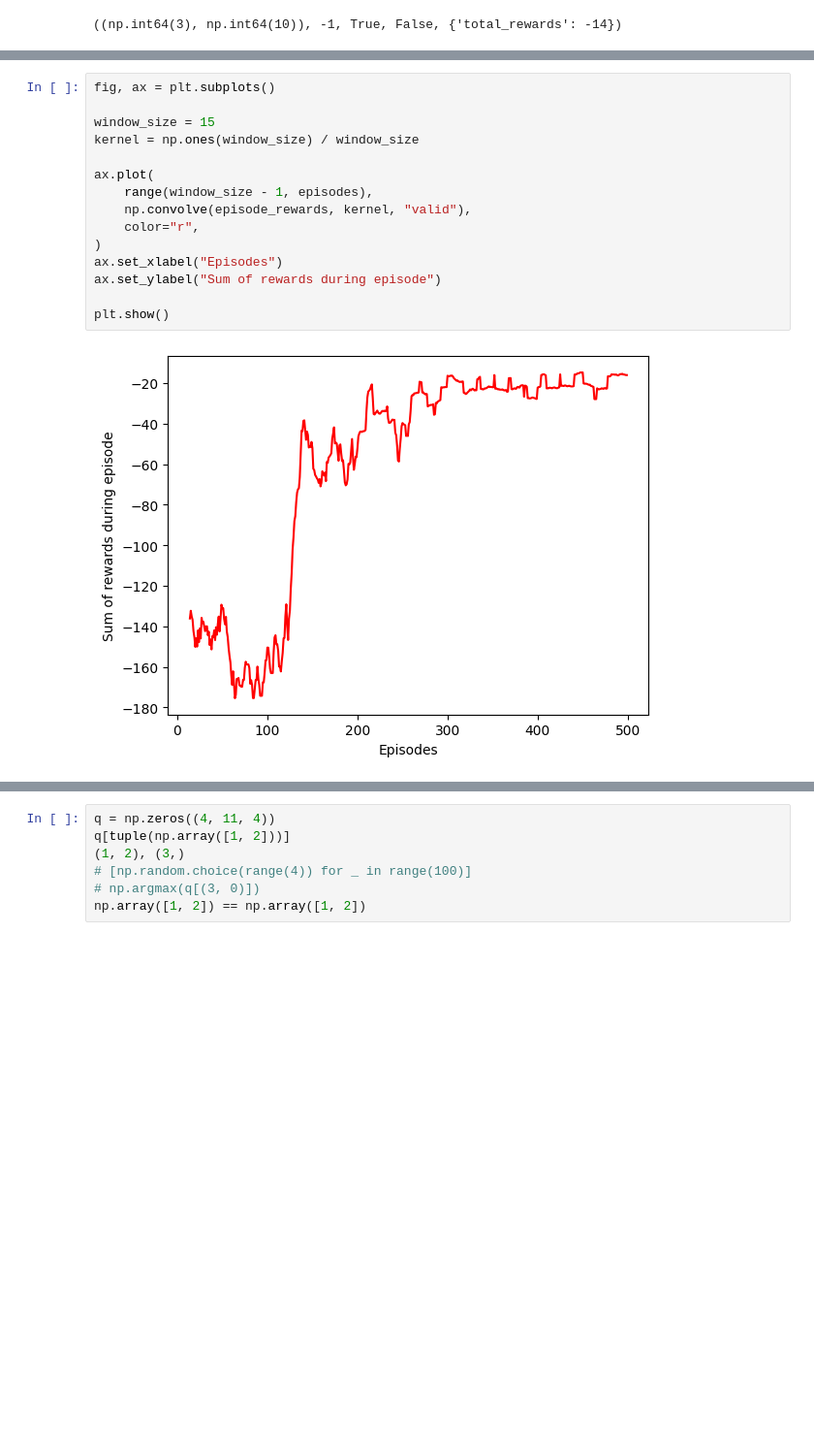
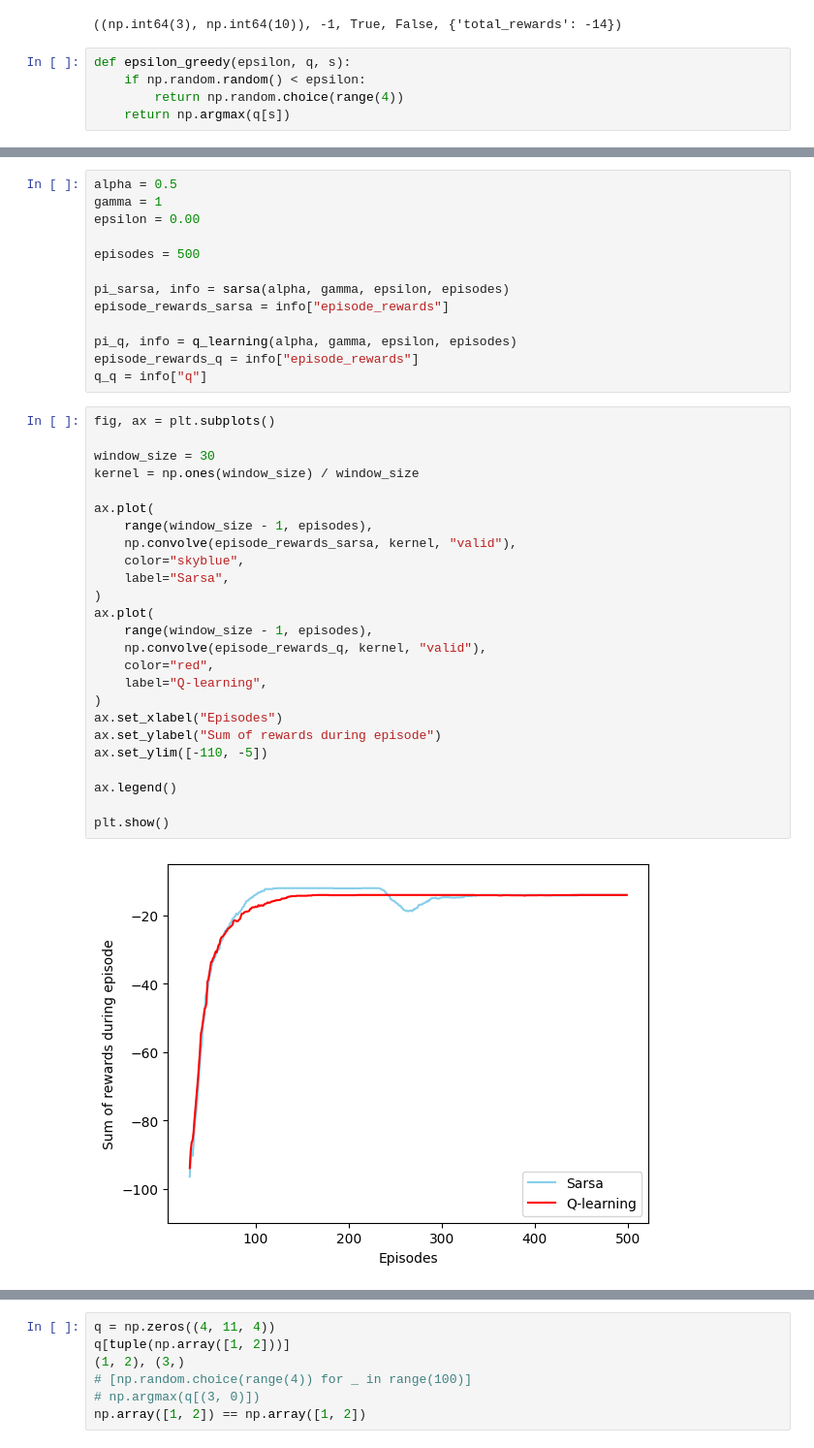
Before and after one commit to 4x1om/barto_sutton_exercises, a Jupyter notebook: 6.6_cliff_walking/cliffwalk.ipynb, the cells around one changed output, grey strips where cells are left out. Shown: that part at 97% size. Saved outputs shown, nothing was run; the diff lists cells and outputs as text; blank space fills up the shorter version.

Commit message:
6.6 finish q-learning, comparison

```diff
--- a/6.6_cliff_walking/cliffwalk.ipynb
+++ b/6.6_cliff_walking/cliffwalk.ipynb
@@ -76,4 +78,9 @@ env.reset()
 env.step(2)
 # %% [output]
 ((np.int64(3), np.int64(10)), -1, True, False, {'total_rewards': -14})
+# %%
+def epsilon_greedy(epsilon, q, s):
+    if np.random.random() < epsilon:
+        return np.random.choice(range(4))
+    return np.argmax(q[s])
 # %%
@@ -118,20 +164,43 @@ pi = np.argmax(q, axis=2)
+# %%
+alpha = 0.5
+gamma = 1
+epsilon = 0.00
+
+episodes = 500
+
+pi_sarsa, info = sarsa(alpha, gamma, epsilon, episodes)
+episode_rewards_sarsa = info["episode_rewards"]
+
+pi_q, info = q_learning(alpha, gamma, epsilon, episodes)
+episode_rewards_q = info["episode_rewards"]
+q_q = info["q"]
 # %%
 fig, ax = plt.subplots()
 
-window_size = 15
+window_size = 30
 kernel = np.ones(window_size) / window_size
 
 ax.plot(
     range(window_size - 1, episodes),
-    np.convolve(episode_rewards, kernel, "valid"),
-    color="r",
+    np.convolve(episode_rewards_sarsa, kernel, "valid"),
+    color="skyblue",
+    label="Sarsa",
+)
+ax.plot(
+    range(window_size - 1, episodes),
+    np.convolve(episode_rewards_q, kernel, "valid"),
+    color="red",
+    label="Q-learning",
 )
 ax.set_xlabel("Episodes")
 ax.set_ylabel("Sum of rewards during episode")
+ax.set_ylim([-110, -5])
+
+ax.legend()
 
 plt.show()
 # %% [output]
-[figure, old version]
+[figure, new version]
 # %%
 fig, ax = plt.subplots(figsize=(10, 6))
 
```
Also changed, not shown: parts of 8 cells of this notebook, 1 other file.
